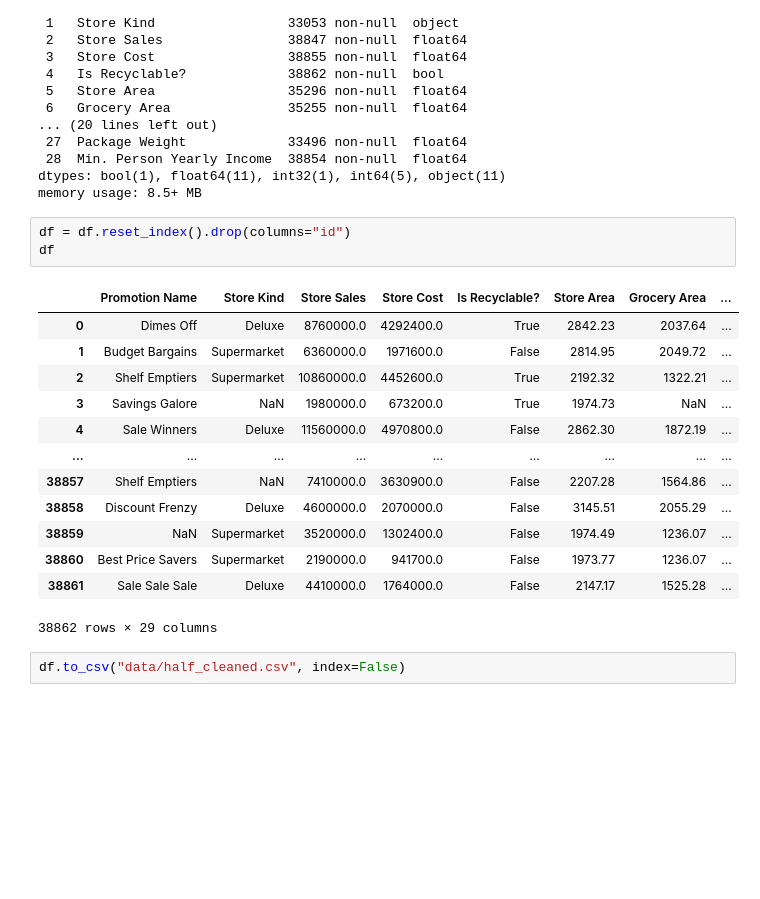
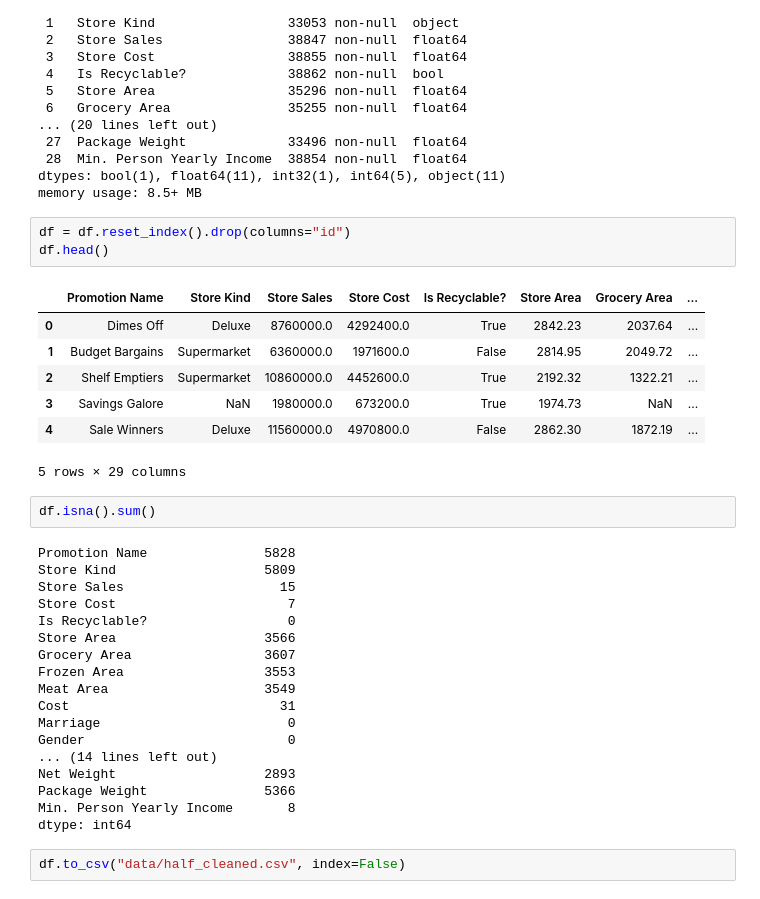
Before and after one commit to kershrita/Predicting-Market-Costs, a Jupyter notebook: data pre-processing.ipynb, the cells around one changed output. Saved outputs shown, nothing was run; the diff lists cells and outputs as text; blank space fills up the shorter version.

```diff
--- a/data pre-processing.ipynb
+++ b/data pre-processing.ipynb
@@ -378,21 +378,35 @@ dtypes: bool(1), float64(11), int32(1), int64(5), object(11)
 memory usage: 8.5+ MB
 # %%
 df = df.reset_index().drop(columns="id")
-df
+df.head()
 # %% [output]
 |  | Promotion Name | Store Kind | Store Sales | Store Cost | Is Recyclable? | Store Area | Grocery Area | ... |
 | 0 | Dimes Off | Deluxe | 8760000.0 | 4292400.0 | True | 2842.23 | 2037.64 | ... |
 | 1 | Budget Bargains | Supermarket | 6360000.0 | 1971600.0 | False | 2814.95 | 2049.72 | ... |
 | 2 | Shelf Emptiers | Supermarket | 10860000.0 | 4452600.0 | True | 2192.32 | 1322.21 | ... |
 | 3 | Savings Galore | NaN | 1980000.0 | 673200.0 | True | 1974.73 | NaN | ... |
 | 4 | Sale Winners | Deluxe | 11560000.0 | 4970800.0 | False | 2862.30 | 1872.19 | ... |
-| ... | ... | ... | ... | ... | ... | ... | ... | ... |
-| 38857 | Shelf Emptiers | NaN | 7410000.0 | 3630900.0 | False | 2207.28 | 1564.86 | ... |
-| 38858 | Discount Frenzy | Deluxe | 4600000.0 | 2070000.0 | False | 3145.51 | 2055.29 | ... |
-| 38859 | NaN | Supermarket | 3520000.0 | 1302400.0 | False | 1974.49 | 1236.07 | ... |
-| 38860 | Best Price Savers | Supermarket | 2190000.0 | 941700.0 | False | 1973.77 | 1236.07 | ... |
-| 38861 | Sale Sale Sale | Deluxe | 4410000.0 | 1764000.0 | False | 2147.17 | 1525.28 | ... |
-38862 rows × 29 columns
+5 rows × 29 columns
+# %%
+df.isna().sum()
+# %% [output]
+Promotion Name               5828
+Store Kind                   5809
+Store Sales                    15
+Store Cost                      7
+Is Recyclable?                  0
+Store Area                   3566
+Grocery Area                 3607
+Frozen Area                  3553
+Meat Area                    3549
+Cost                           31
+Marriage                        0
+Gender                          0
+... (14 lines left out)
+Net Weight                   2893
+Package Weight               5366
+Min. Person Yearly Income       8
+dtype: int64
 # %%
 df.to_csv("data/half_cleaned.csv", index=False)
 # %%
```
Also changed, not shown: parts of 8 cells of this notebook, 2 other files.
